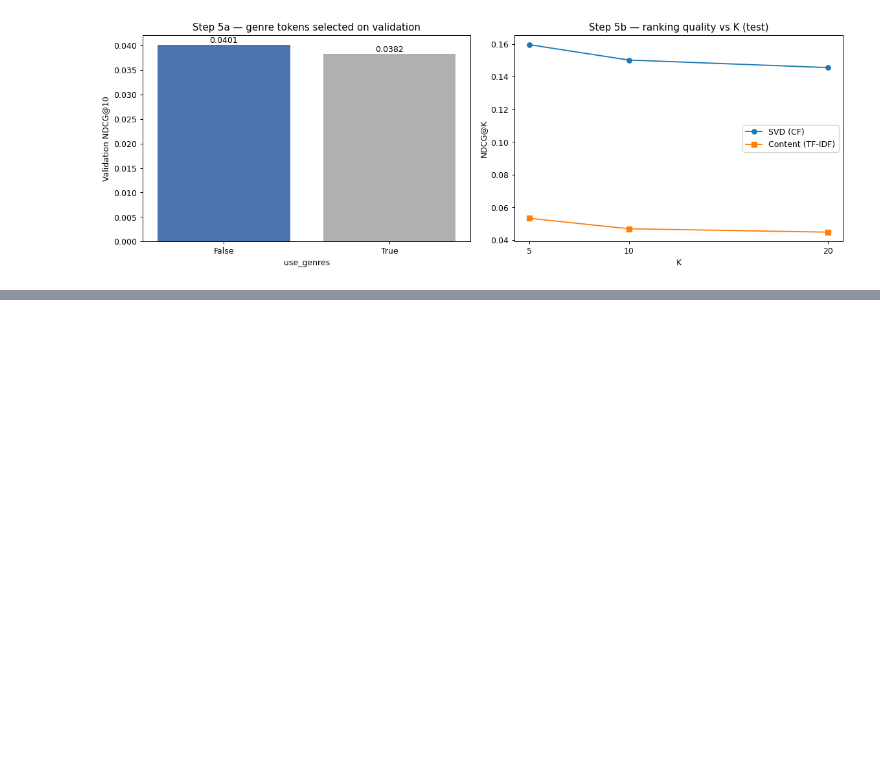
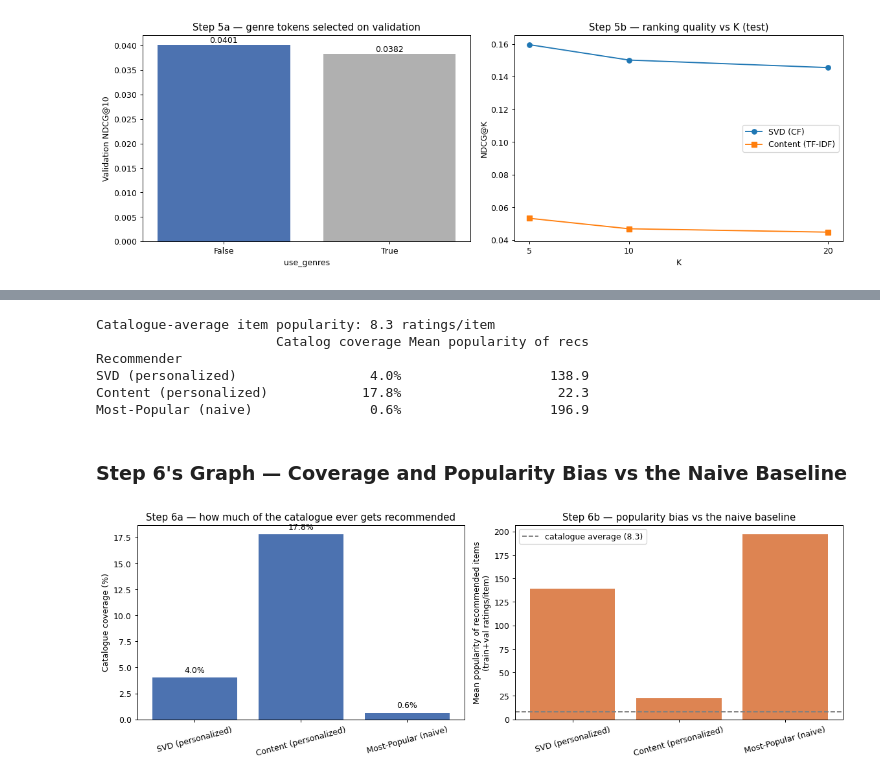
Before and after one commit to aungkyawzayya/MovieRecommendation, a Jupyter notebook: notebooks/01_eda.ipynb, the cells around one changed output, grey strips where cells are left out. Cells and saved outputs as stored; diff of their text form; code cells hidden in the pictures; blank space fills up the shorter version.

```diff
--- a/notebooks/01_eda.ipynb
+++ b/notebooks/01_eda.ipynb
@@ -535,0 +557,76 @@ plt.show()
+# %%
+# Item popularity: how many TRAIN+VAL ratings each item received — the raw
+# signal a collaborative model implicitly leans on (more raters -> more
+# reliable signal -> easier to get right, which is exactly the bias risk).
+popularity = ds.trainval_matrix.notna().sum(axis=0)  # Series indexed by movieId
+catalog_avg_popularity = popularity.mean()
+popularity_ranked = popularity.sort_values(ascending=False)
+
+# Naive "most popular" recommender: zero personalization, same best-sellers
+# for everyone minus what they've already rated. The reference point — if
+# SVD/content aren't meaningfully less concentrated than THIS, personalization
+# isn't buying much diversity, whatever the ranking metrics say.
+def recommend_popular(user_id, n=10):
+    if user_id not in ds.trainval_matrix.index:
+        return []
+    seen = set(ds.trainval_matrix.columns[ds.trainval_matrix.loc[user_id].notna()])
+    return [m for m in popularity_ranked.index if m not in seen][:n]
+
+recommenders = {
+    "SVD (personalized)": lambda uid: rank_model.recommend_top_n(uid, n=10, exclude_seen=True).index.tolist(),
+    "Content (personalized)": lambda uid: content_model.recommend_top_n(uid, n=10).index.tolist(),
+    "Most-Popular (naive)": recommend_popular,
+}
+
+all_users = ds.trainval_matrix.index
+bias_rows = []
+for name, fn in recommenders.items():
+    recommended_items = set()
+    pop_values = []
+    for uid in all_users:
+        for m in fn(uid):
+            recommended_items.add(m)
+            pop_values.append(popularity.get(m, 0))
+    bias_rows.append({
+        "Recommender": name,
+        "Catalog coverage": len(recommended_items) / len(popularity),
+        "Mean popularity of recs": float(np.mean(pop_values)) if pop_values else np.nan,
+    })
+
+bias_df = pd.DataFrame(bias_rows).set_index("Recommender")
+print(f"Catalogue-average item popularity: {catalog_avg_popularity:.1f} ratings/item")
+print(bias_df.to_string(formatters={
+    "Catalog coverage": "{:.1%}".format,
+    "Mean popularity of recs": "{:.1f}".format,
+}))
+# %% [output]
+Catalogue-average item popularity: 8.3 ratings/item
+                       Catalog coverage Mean popularity of recs
+Recommender
+SVD (personalized)                 4.0%                   138.9
+Content (personalized)            17.8%                    22.3
+Most-Popular (naive)               0.6%                   196.9
+# %% [markdown]
+### Step 6's Graph — Coverage and Popularity Bias vs the Naive Baseline
+# %%
+fig, axes = plt.subplots(1, 2, figsize=(13, 4.5))
+
+axes[0].bar(bias_df.index, bias_df["Catalog coverage"] * 100, color="#4C72B0")
+axes[0].set_ylabel("Catalogue coverage (%)")
+axes[0].set_title("Step 6a — how much of the catalogue ever gets recommended")
+axes[0].tick_params(axis="x", rotation=15)
+for i, v in enumerate(bias_df["Catalog coverage"] * 100):
+    axes[0].text(i, v + 0.5, f"{v:.1f}%", ha="center")
+
+axes[1].bar(bias_df.index, bias_df["Mean popularity of recs"], color="#DD8452")
+axes[1].axhline(catalog_avg_popularity, color="gray", linestyle="--",
+                 label=f"catalogue average ({catalog_avg_popularity:.1f})")
+axes[1].set_ylabel("Mean popularity of recommended items\n(train+val ratings/item)")
+axes[1].set_title("Step 6b — popularity bias vs the naive baseline")
+axes[1].tick_params(axis="x", rotation=15)
+axes[1].legend()
+
+plt.tight_layout()
+plt.show()
+# %% [output]
+[figure, added]
```
Also changed, not shown: parts of 1 cell of this notebook.
